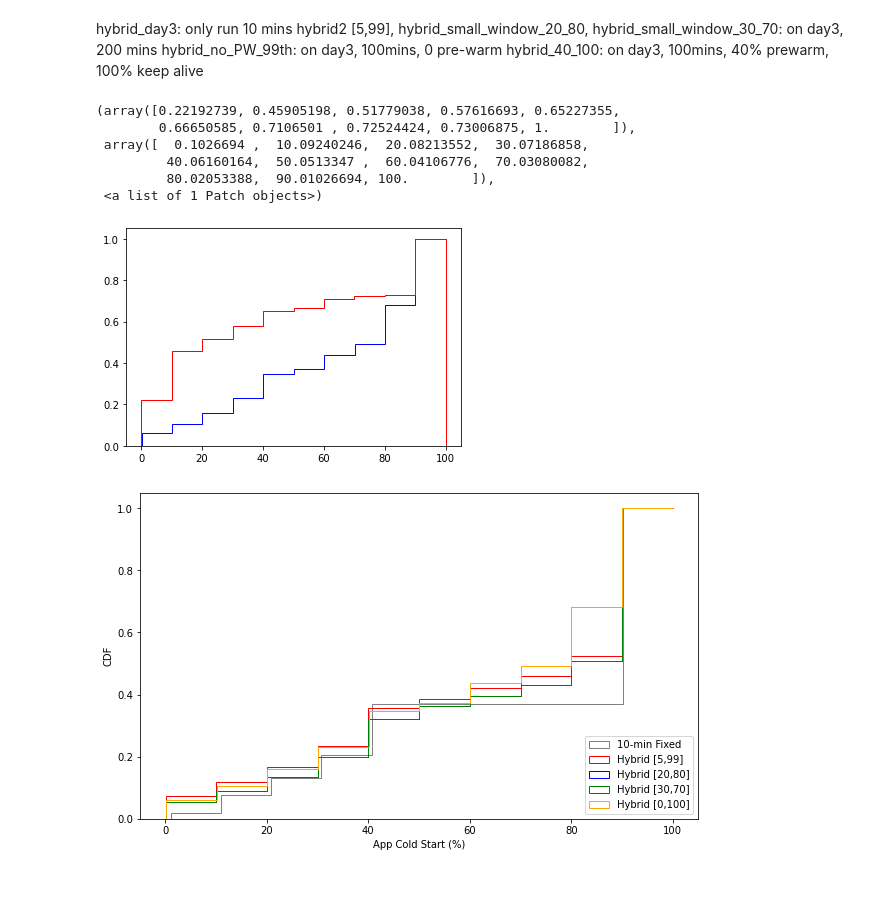
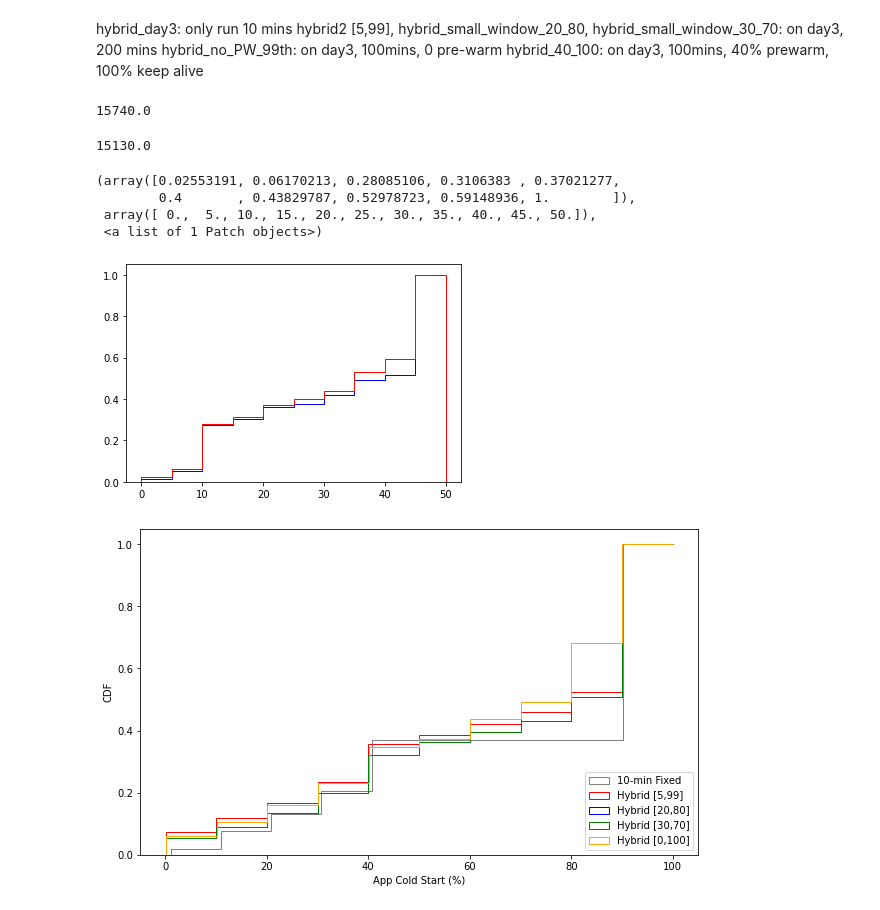
Before and after one commit to andreaskuster/reproducing-serverless-in-the-wild, a Jupyter notebook: model/draw_plt.ipynb, the cells around one changed output. Saved outputs shown, nothing was run; the diff lists cells and outputs as text; code cells hidden in the pictures.

Commit message:
[bugfix] fix function of waste memory time

```diff
--- a/model/draw_plt.ipynb
+++ b/model/draw_plt.ipynb
@@ -6,6 +6,7 @@ hybrid_40_100: on day3, 100mins, 40% prewarm, 100% keep alive
 # %%
 import numpy as np
 import matplotlib.pyplot as plt
+hybrid_test = np.load('../result/hybrid_test.npz')
 hybrid = np.load('../result/hybrid_day3.npz')
 hybrid2 = np.load('../result/hybrid2.npz')
 hybrid_20 = np.load('../result/hybrid_small_window_20_80.npz')
@@ -13,10 +14,12 @@ hybrid_30 = np.load('../result/hybrid_small_window_30_70.npz')
 hybrid_no_PW_99th = np.load('../result/hybrid_no_PW_99th.npz')
 hybrid_40_100 = np.load('../result/hybrid_40_100.npz')
 
+keep_test = np.load('../result/keep_test.npz')
 keep_alive = np.load('../result/keep_alive_day3.npz')
 keep_alive2 = np.load('../result/keep2.npz')
 # %%
 cold_hybrid, waste_hybrid = hybrid["cold_start"], hybrid["waste_memory_time"]
+cold_hybrid_test, waste_hybrid_test = hybrid_test["cold_start"], hybrid_test["waste_memory_time"]
 cold_hybrid2, waste_hybrid2 = hybrid2["cold_start"], hybrid2["waste_memory_time"]
 cold_hybrid20, waste_hybrid20 = hybrid_20["cold_start"], hybrid_20["waste_memory_time"]
 cold_hybrid30, waste_hybrid30 = hybrid_30["cold_start"], hybrid_30["waste_memory_time"]
@@ -24,19 +27,26 @@ cold_hybrid_no_PW, waste_hybrid_no_PW = hybrid_no_PW_99th["cold_start"], hybrid_
 cold_hybrid_40, waste_hybrid_40 = hybrid_40_100["cold_start"], hybrid_40_100["waste_memory_time"]
 
 
+cold_keep_alive_test, waste_keep_alive_test = keep_test["cold_start"], keep_test["waste_memory_time"]
 cold_keep_alive, waste_keep_alive = keep_alive["cold_start"], keep_alive["waste_memory_time"]
 cold_keep_alive2, waste_keep_alive2 = keep_alive2["cold_start"], keep_alive2["waste_memory_time"]
+# %%
+waste_keep_alive_test.sum()
+# %% [output]
+15740.0
+# %%
+waste_hybrid_test.sum()
+# %% [output]
+15130.0
 # %%
-plt.hist(cold_hybrid_no_PW, cumulative=True, histtype='step', density=True, color='b')
-plt.hist(cold_hybrid_40, cumulative=True, histtype='step', density=True, color='red')
+plt.hist(waste_keep_alive_test, cumulative=True, histtype='step', density=True, color='b')
+plt.hist(waste_hybrid_test, cumulative=True, histtype='step', density=True, color='red')
 # %% [output]
-(array([0.22192739, 0.45905198, 0.51779038, 0.57616693, 0.65227355,
-        0.66650585, 0.7106501 , 0.72524424, 0.73006875, 1.        ]),
- array([  0.1026694 ,  10.09240246,  20.08213552,  30.07186858,
-         40.06160164,  50.0513347 ,  60.04106776,  70.03080082,
-         80.02053388,  90.01026694, 100.        ]),
+(array([0.02553191, 0.06170213, 0.28085106, 0.3106383 , 0.37021277,
+        0.4       , 0.43829787, 0.52978723, 0.59148936, 1.        ]),
+ array([ 0.,  5., 10., 15., 20., 25., 30., 35., 40., 45., 50.]),
  <a list of 1 Patch objects>)
-[figure, old version]
+[figure, new version]
 # %%
 # plt.hist(cold_keep_alive, cumulative=True, histtype='step', density=True, color='b')
 plt.figure(figsize=(10,6))
```
Also changed, not shown: 5 other files.
